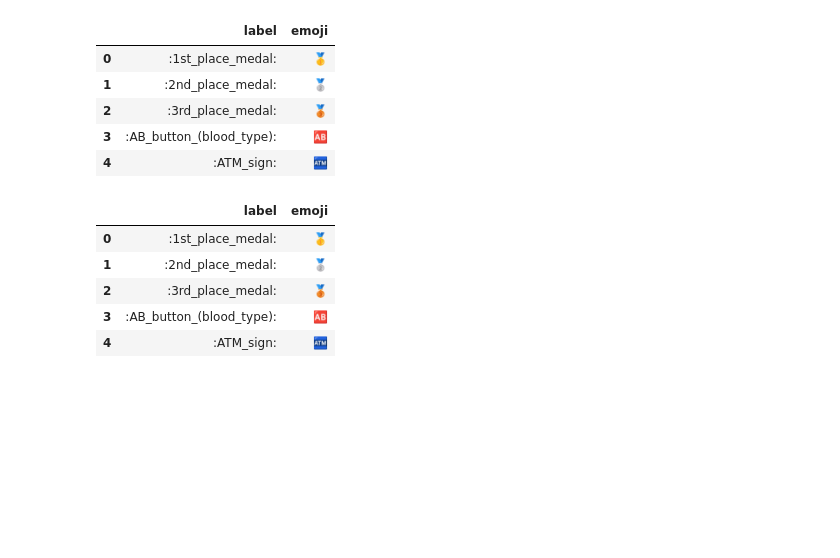
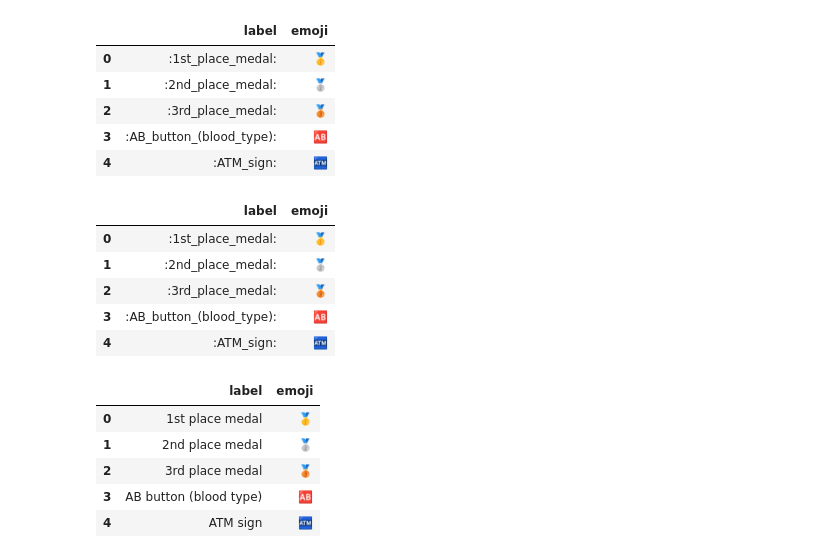
Before and after one commit to King-Rian/Project-3, a Jupyter notebook: project_3_Lou.ipynb, the cells around one changed output. Saved outputs shown, nothing was run; the diff lists cells and outputs as text; code cells hidden in the pictures; blank space fills up the shorter version.

```diff
--- a/project_3_Lou.ipynb
+++ b/project_3_Lou.ipynb
@@ -163,3 +159,16 @@ combined_emoji_df.head()
 | 2 | :3rd_place_medal: | 🥉 |
 | 3 | :AB_button_(blood_type): | 🆎 |
 | 4 | :ATM_sign: | 🏧 |
+# %%
+# Remove : character used for outputting emoji (vs. unicode) and replace underscores with spaces
+combined_emoji_df['label'] = combined_emoji_df['label'].str.replace(':', '').str.replace('_', ' ')
+
+# Print output
+combined_emoji_df.head()
+# %% [output]
+|  | label | emoji |
+| 0 | 1st place medal | 🥇 |
+| 1 | 2nd place medal | 🥈 |
+| 2 | 3rd place medal | 🥉 |
+| 3 | AB button (blood type) | 🆎 |
+| 4 | ATM sign | 🏧 |
```
Also changed, not shown: parts of 9 cells of this notebook.
